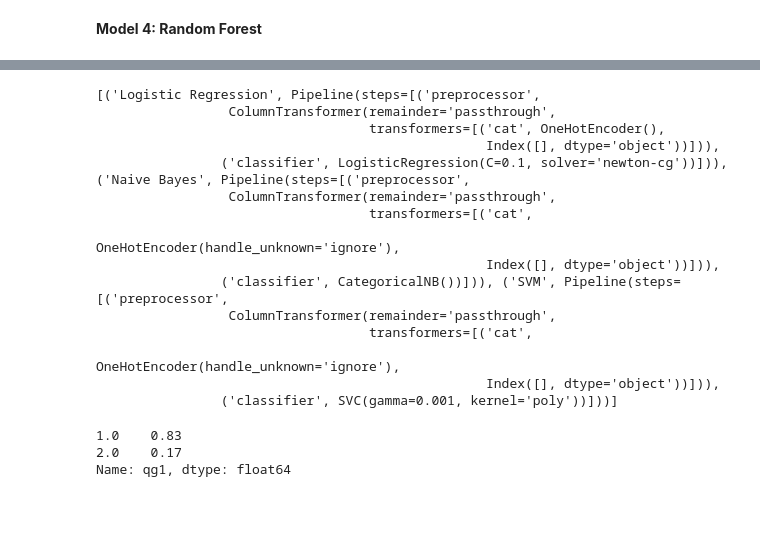
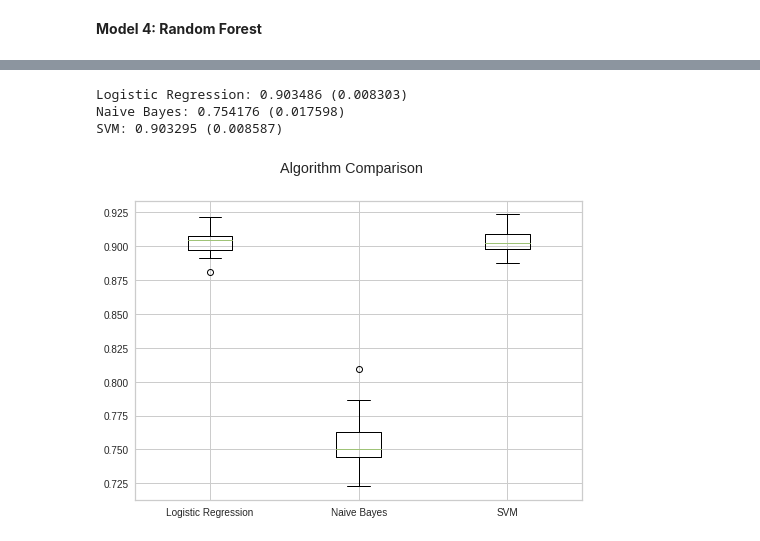
Before and after one commit to OskarKrafft/Machine-Learning-Project, a Jupyter notebook: 02_Models.ipynb, the cells around one changed output, grey strips where cells are left out. Saved outputs shown, nothing was run; the diff lists cells and outputs as text; code cells hidden in the pictures; blank space fills up the shorter version.

```diff
--- a/02_Models.ipynb
+++ b/02_Models.ipynb
@@ -252,11 +259,11 @@ preprocessor = ColumnTransformer(remainder = 'passthrough', # passthrough so num
 # CategoricalNB seems most suitable as it assumes categorical distribution (there seems not explicit solution for ordinal features).
 # Alternatives are less relevant, e.g. Gaussian NB is for continuous and Bernoulli for binary
 
-from sklearn.naive_bayes import CategoricalNB
+from sklearn.naive_bayes import BernoulliNB
 
 ### Set up the pipeline
 naive_bayes_pipe = Pipeline(
-    steps=[("preprocessor", preprocessor), ("classifier", CategoricalNB())]
+    steps=[("preprocessor", preprocessor), ("classifier", BernoulliNB())]
 )
 # %%
 ### Fit and predict the model
@@ -436,34 +435,27 @@ params = grid_result.cv_results_['params']
 for mean, stdev, param in zip(means, stds, params):
     print("%f (%f) with: %r" % (mean, stdev, param))
 # %%
-### Comparing the best performing models
-
-from sklearn.model_selection import KFold, cross_val_score
+from sklearn.model_selection import cross_val_score
+import matplotlib.pyplot as plt
 
 models = []
 models.append(('Logistic Regression', load("best-logistic-regression.joblib")))
 models.append(('Naive Bayes', naive_bayes_pipe))
 models.append(('SVM', load("best-SVM.joblib")))
 
-print(models)
+results = []
+names = []
+scoring = 'f1'
 
-y_train.value_counts(normalize=True)
+for name, model in models:
+  cv = RepeatedStratifiedKFold(n_splits=10, n_repeats=3, random_state=123)
+  cv_results = cross_val_score(model, X_train, y_train, cv=cv, scoring=scoring)
+  results.append(cv_results)
+  names.append(name)
+  msg = "%s: %f (%f)" % (name, cv_results.mean(), cv_results.std())
+  print(msg)
 # %% [output]
-[('Logistic Regression', Pipeline(steps=[('preprocessor',
-                 ColumnTransformer(remainder='passthrough',
-                                   transformers=[('cat', OneHotEncoder(),
-                                                  Index([], dtype='object'))])),
-                ('classifier', LogisticRegression(C=0.1, solver='newton-cg'))])), ('Naive Bayes', Pipeline(steps=[('preprocessor',
-                 ColumnTransformer(remainder='passthrough',
-                                   transformers=[('cat',
-                                                  OneHotEncoder(handle_unknown='ignore'),
-                                                  Index([], dtype='object'))])),
-                ('classifier', CategoricalNB())])), ('SVM', Pipeline(steps=[('preprocessor',
-                 ColumnTransformer(remainder='passthrough',
-                                   transformers=[('cat',
-                                                  OneHotEncoder(handle_unknown='ignore'),
-                                                  Index([], dtype='object'))])),
-                ('classifier', SVC(gamma=0.001, kernel='poly'))]))]
+Logistic Regression: 0.903486 (0.008303)
+Naive Bayes: 0.754176 (0.017598)
+SVM: 0.903295 (0.008587)
-1.0    0.83
-2.0    0.17
-Name: qg1, dtype: float64
+[figure, added]
```
Also changed, not shown: parts of 7 cells of this notebook.
